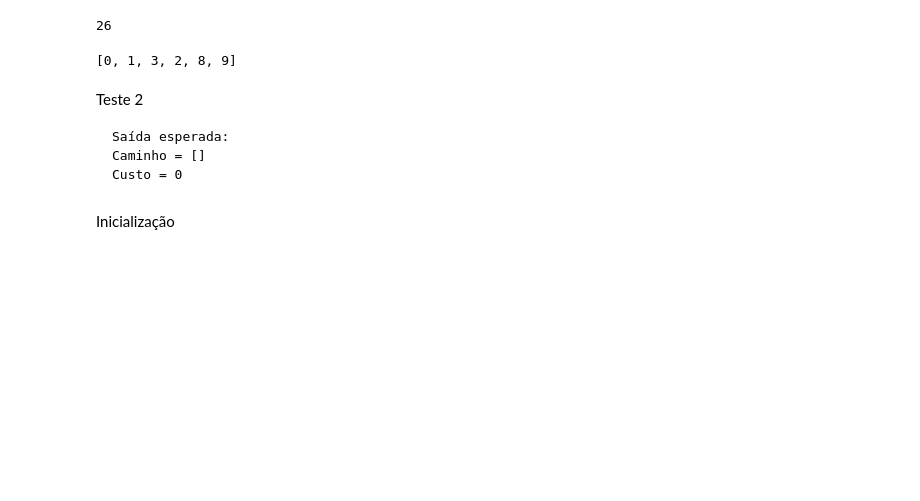
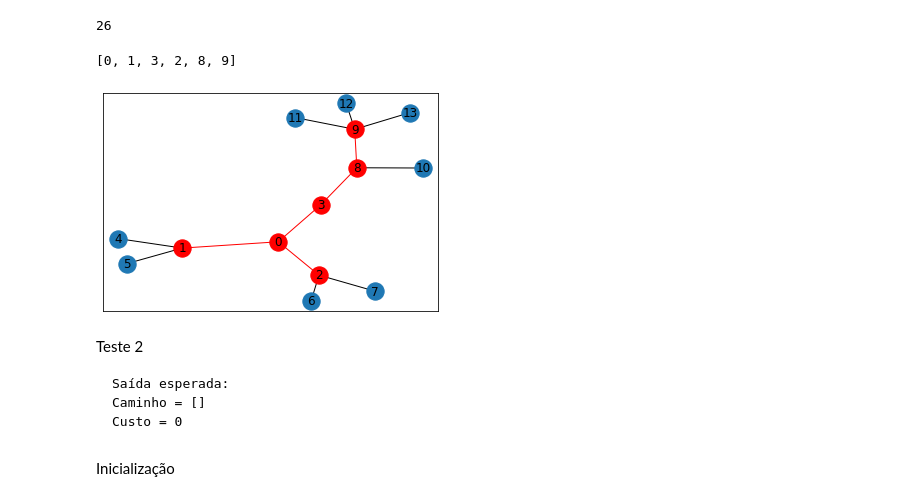
Before and after one commit to lailamt/MATA53-best-first-search, a Jupyter notebook: MATA53_Best_First_Search_Algorithm.ipynb, the cells around one changed output. Cells and saved outputs as stored; diff of their text form; code cells hidden in the pictures; blank space fills up the shorter version.

Commit message:
Implements function to draw graphs

```diff
--- a/MATA53_Best_First_Search_Algorithm.ipynb
+++ b/MATA53_Best_First_Search_Algorithm.ipynb
@@ -89,6 +96,32 @@ def best_first_search2(caminho):
     total_custo+=visitar[0][1]
     visitado.append(total_custo)
   return visitado
+# %%
+def calc_path_edges():
+  path_edges=[]
+  for x in range(len(caminho_do_grafo)):
+    for y in range(len(edges)):
+      if ((caminho_do_grafo[x] == edges[y][1]) and (edges[y][0] in caminho_do_grafo)):
+        path_edges.append(edges[y])
+  return path_edges
+# %%
+def draw_graph():
+  pos = nx.spring_layout(G)
+
+  path_edges = calc_path_edges()
+
+  # Draw nodes and edges not included in path
+  nx.draw_networkx_nodes(G, pos, nodelist=set(G.nodes)-set(caminho_do_grafo))
+  nx.draw_networkx_edges(G, pos, edgelist=set(G.edges)-set(path_edges), connectionstyle='arc3, rad = 0.3')
+  # Draw nodes and edges included in path
+  nx.draw_networkx_nodes(G, pos, nodelist=caminho_do_grafo, node_color='r')
+  nx.draw_networkx_edges(G, pos, edgelist=path_edges, edge_color='r', connectionstyle='arc3, rad = 0.3')
+
+  # Draw labels
+  nx.draw_networkx_labels(G,pos)
+
+  #plt.savefig("simple_path.png") # save as png
+  plt.show() # display
 # %% [markdown]
 Teste 1
 
@@ -132,6 +168,10 @@ custo_total
 caminho_do_grafo
 # %% [output]
 [0, 1, 3, 2, 8, 9]
+# %%
+draw_graph()
+# %% [output]
+[figure, added]
 # %% [markdown]
 Teste 2
 
```
Also changed, not shown: parts of 8 cells of this notebook.
